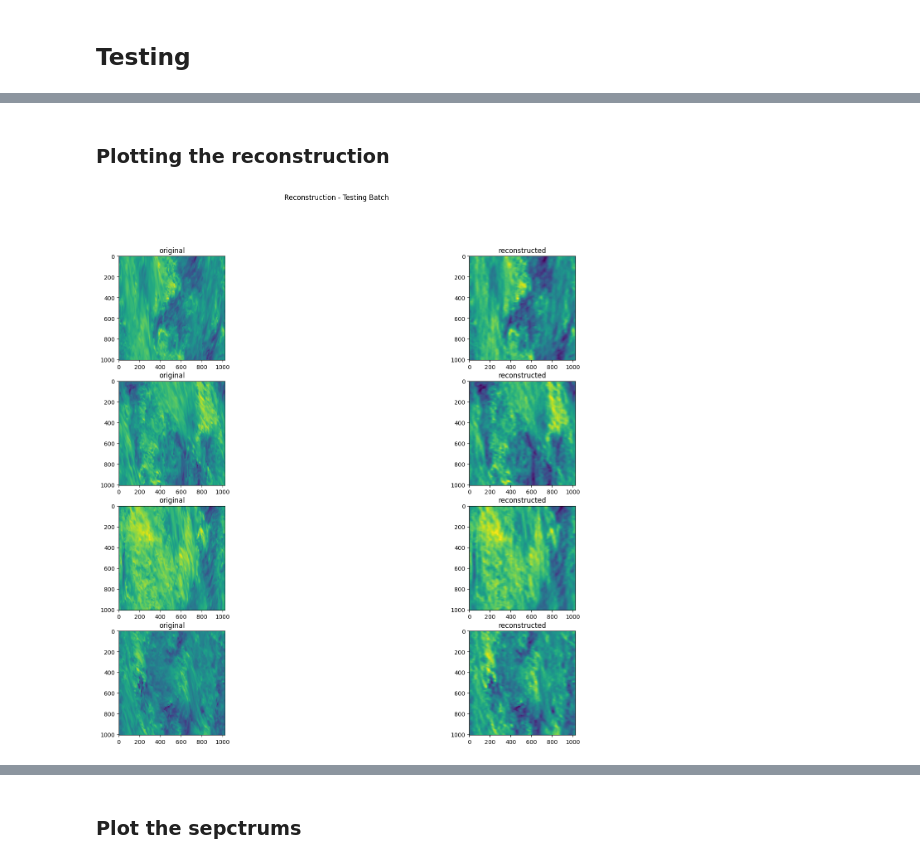
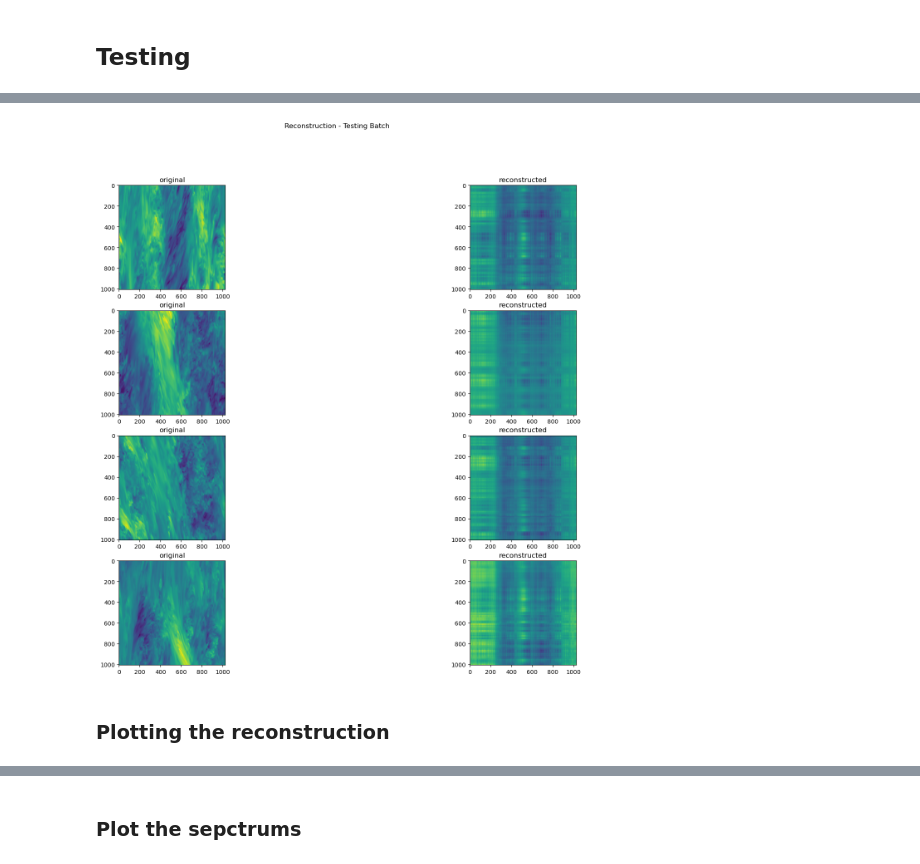
Before and after one commit to jeregon1/procom-turbulences, a Jupyter notebook: src/notebook.ipynb, the cells around one changed output, grey strips where cells are left out. Cells and saved outputs as stored; diff of their text form; code cells hidden in the pictures.

```diff
--- a/src/notebook.ipynb
+++ b/src/notebook.ipynb
@@ -76,13 +41,18 @@ Detected KeyboardInterrupt, attempting graceful shutdown ...
 ## Testing
 # %%
 # Load the trained model
+from turbulence.utils import plot_reconstruction
 
 from turbulence.network import Turbulence
 from turbulence.utils import load_model
 
-model = Turbulence()
-trained_model_path = './turbulence/pretrained/best_model.pth'
-load_model(model, trained_model_path)
+model_1 = Turbulence()
+trained_model_path = './turbulence/pretrained/spectralLoss_b1e-05_epoch_125.ckpt'
+# trained_model_path = './turbulence/pretrained/spectralLoss_b1e-05_epoch_125.ckpt'
+load_model(model_1, trained_model_path)
 
-model.eval()  # Set the model to evaluation mode
+model_1.eval()  # Set the model to evaluation mode
 batch = next(iter(test_loader))
+
+plot_reconstruction(model_1, batch)
+# %% [output]
@@ -89,8 +61,3 @@ batch = next(iter(test_loader))
+[figure, added]
 # %% [markdown]
 ### Plotting the reconstruction
-# %%
-from turbulence.utils import plot_reconstruction
-
-plot_reconstruction(model, batch)
-# %% [output]
-[figure, removed]
```
Also changed, not shown: parts of 5 cells of this notebook, 4 other files.
